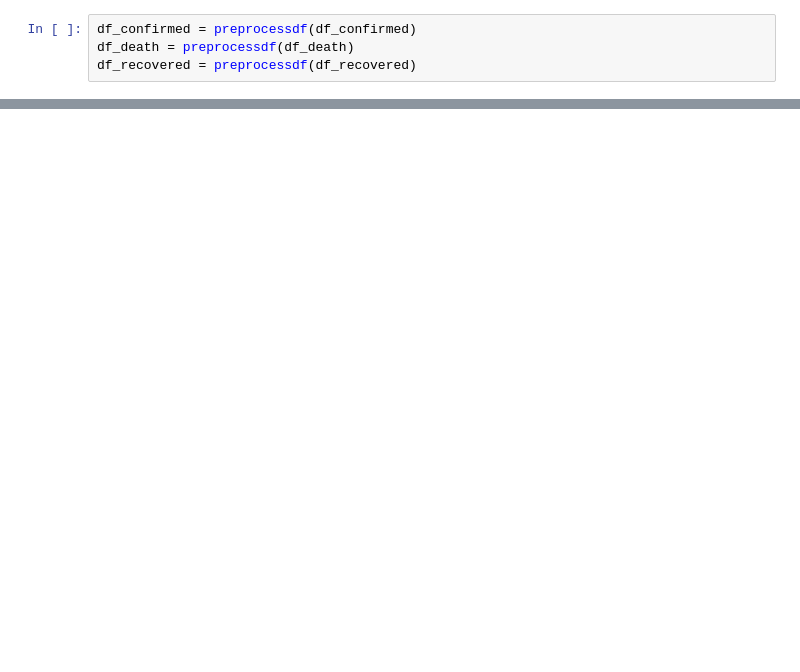
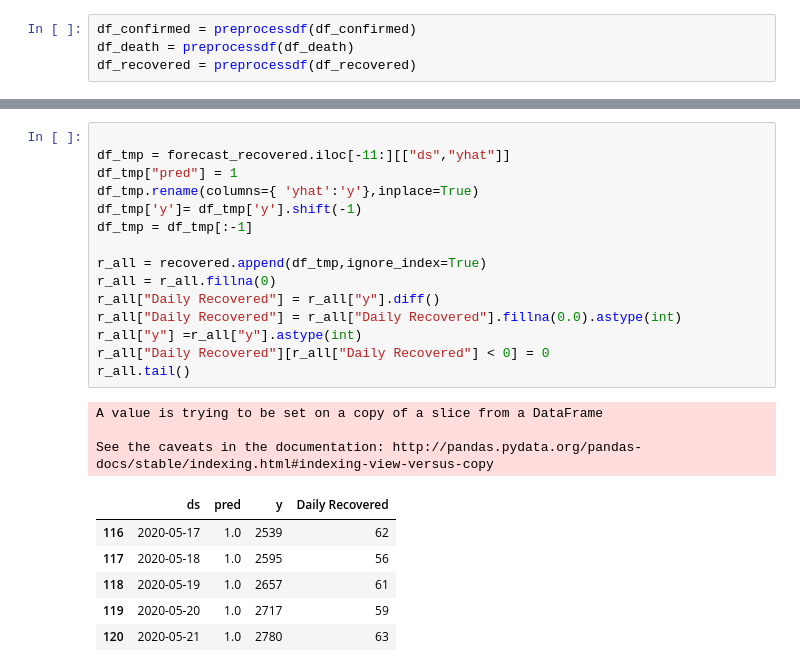
Before and after one commit to mohapard/Forecasting-Covid-19, a Jupyter notebook: Forecasting Egypt-Covid19.ipynb, the cells around one changed output, grey strips where cells are left out. Cells and saved outputs as stored; diff of their text form; blank space fills up the shorter version.

```diff
--- a/Forecasting Egypt-Covid19.ipynb
+++ b/Forecasting Egypt-Covid19.ipynb
@@ -124,0 +130,25 @@ Conversion of the second argument of issubdtype from `float` to `np.floating` is
+# %%
+
+df_tmp = forecast_recovered.iloc[-11:][["ds","yhat"]]
+df_tmp["pred"] = 1
+df_tmp.rename(columns={ 'yhat':'y'},inplace=True)
+df_tmp['y']= df_tmp['y'].shift(-1)
+df_tmp = df_tmp[:-1]
+
+r_all = recovered.append(df_tmp,ignore_index=True)
+r_all = r_all.fillna(0)
+r_all["Daily Recovered"] = r_all["y"].diff()
+r_all["Daily Recovered"] = r_all["Daily Recovered"].fillna(0.0).astype(int)
+r_all["y"] =r_all["y"].astype(int)
+r_all["Daily Recovered"][r_all["Daily Recovered"] < 0] = 0
+r_all.tail()
+# %% [output]
+A value is trying to be set on a copy of a slice from a DataFrame
+
+See the caveats in the documentation: http://pandas.pydata.org/pandas-docs/stable/indexing.html#indexing-view-versus-copy
+|  | ds | pred | y | Daily Recovered |
+| 116 | 2020-05-17 | 1.0 | 2539 | 62 |
+| 117 | 2020-05-18 | 1.0 | 2595 | 56 |
+| 118 | 2020-05-19 | 1.0 | 2657 | 61 |
+| 119 | 2020-05-20 | 1.0 | 2717 | 59 |
+| 120 | 2020-05-21 | 1.0 | 2780 | 63 |
```
Also changed, not shown: parts of 15 cells of this notebook.
